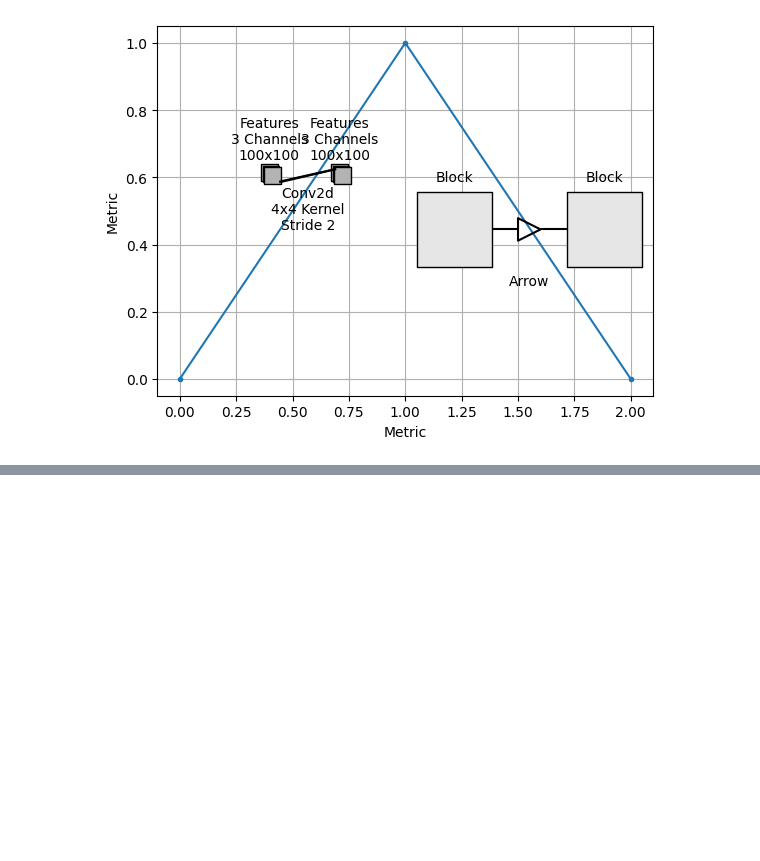
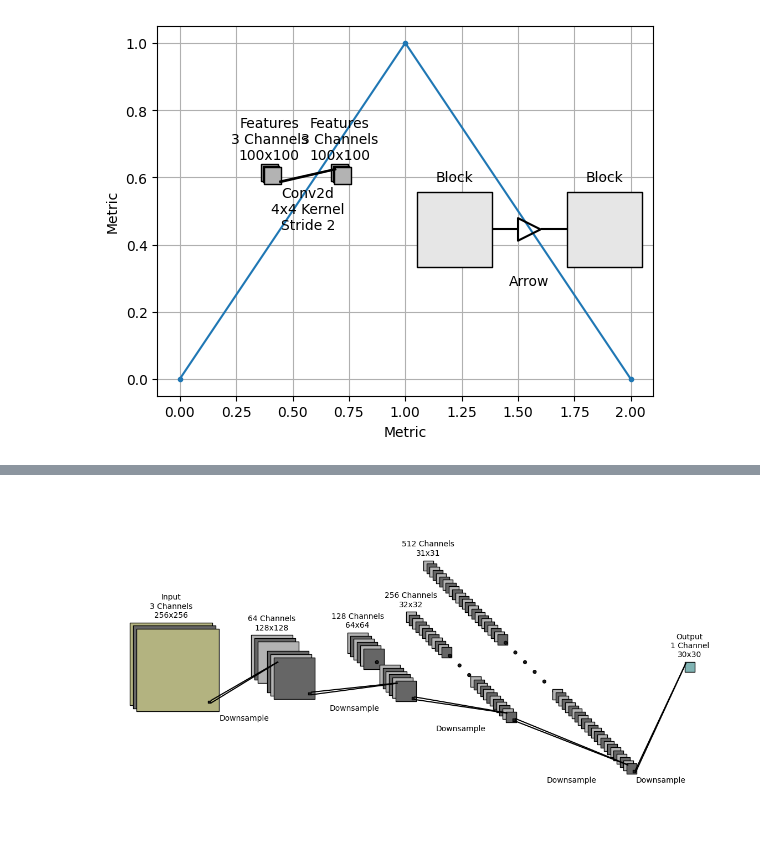
Before and after one commit to nhansendev/PyDrawNet, a Jupyter notebook: examples/examples.ipynb, the cells around one changed output, grey strips where cells are left out. Drawn from its saved outputs; the diff is of its cells as text; code cells hidden in the pictures; blank space fills up the shorter version.

```diff
--- a/examples/examples.ipynb
+++ b/examples/examples.ipynb
@@ -375,0 +403,21 @@ SR.render()
+# %%
+SR = SeqRenderer()
+
+SR.add_layer(layers.Layer2D(3, 256, 256, "Input", color_light=(0.7, 0.7, 0.5)))
+SR.add_layer(layers.Layer2D(64, 128, 128, "", limited=8))
+SR.add_layer(layers.Layer2D(128, 64, 64, "", limited=16, end_channels=6))
+SR.add_layer(layers.Layer2D(256, 32, 32, "", limited=32, end_channels=12))
+SR.add_layer(layers.Layer2D(512, 31, 31, "", limited=64, end_channels=24))
+SR.add_layer(layers.Layer2D(1, 30, 30, "Output", color_light=(0.5, 0.7, 0.7)))
+
+k = (8, 8)
+SR.add_operation(operations.Conv2dOp(k, label="Downsample", label_only=True))
+SR.add_operation(operations.Conv2dOp(k, label="Downsample", label_only=True))
+SR.add_operation(operations.Conv2dOp(k, label="Downsample", label_only=True))
+SR.add_operation(operations.Conv2dOp(k, label="Downsample", label_only=True))
+SR.add_operation(operations.Conv2dOp(k, label="Downsample", label_only=True))
+
+SR.make_figure((16, 8))
+SR.render(100, 150)
+# %% [output]
+[figure, added]
```
Also changed, not shown: parts of 3 cells of this notebook, 2 other files.
